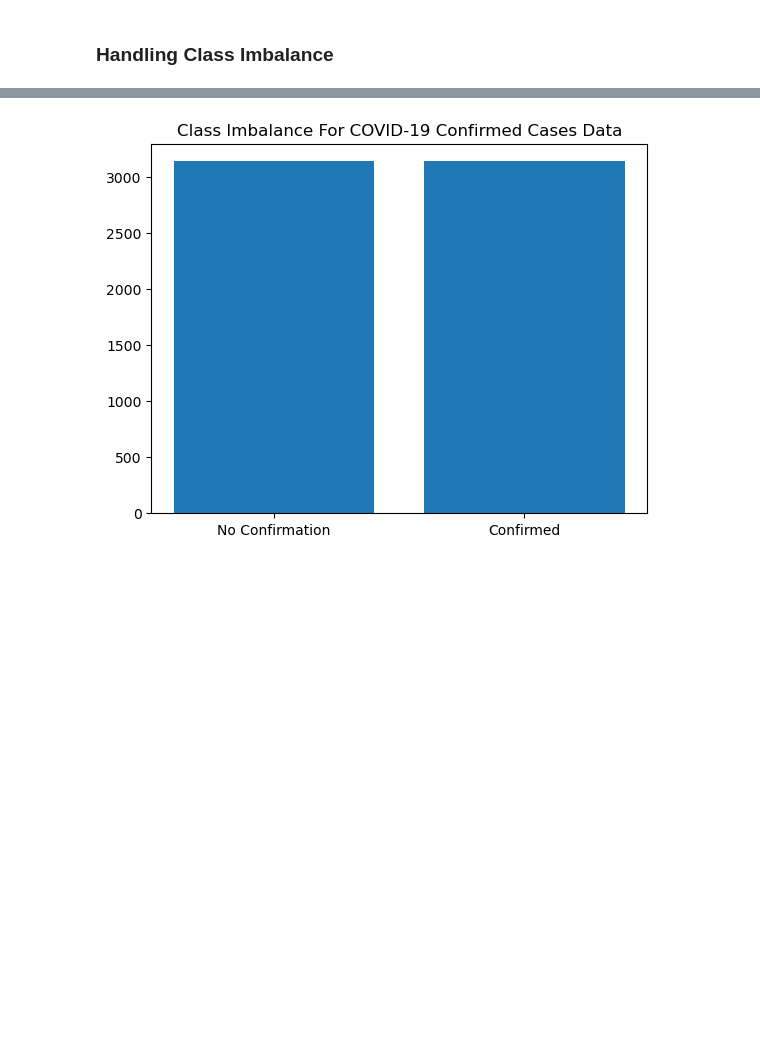
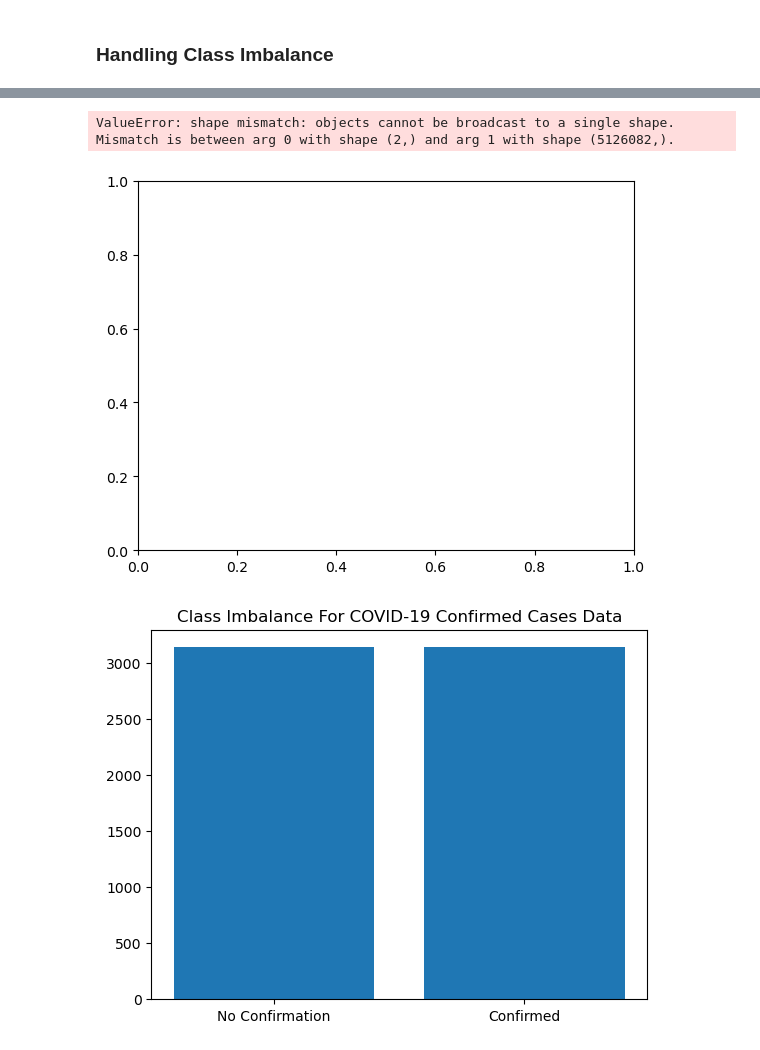
Before and after one commit to memote024/CS7324fall23, a Jupyter notebook: Lab3/Lab3_ExtendedLogisticalRegression (1).ipynb, the cells around one changed output, grey strips where cells are left out. Drawn from its saved outputs; the diff is of its cells as text; code cells hidden in the pictures; blank space fills up the shorter version.

```diff
--- a/Lab3/Lab3_ExtendedLogisticalRegression (1).ipynb
+++ b/Lab3/Lab3_ExtendedLogisticalRegression (1).ipynb
@@ -537 +566,9 @@ cases[continuous_features] = scaler.fit_transform(cases[continuous_features])
+# %%
+plt.bar([0, 1], np.bincount(target_female_pop))
+plt.xticks([0, 1], ['No Confirmation', 'Confirmed'])
+plt.title('Class Imbalance For COVID-19 Confirmed Cases Data')
+plt.show()
+# %% [output]
+ValueError: shape mismatch: objects cannot be broadcast to a single shape.  Mismatch is between arg 0 with shape (2,) and arg 1 with shape (5126082,).
+[figure, added]
 # %%
```
Also changed, not shown: parts of 17 cells of this notebook.
